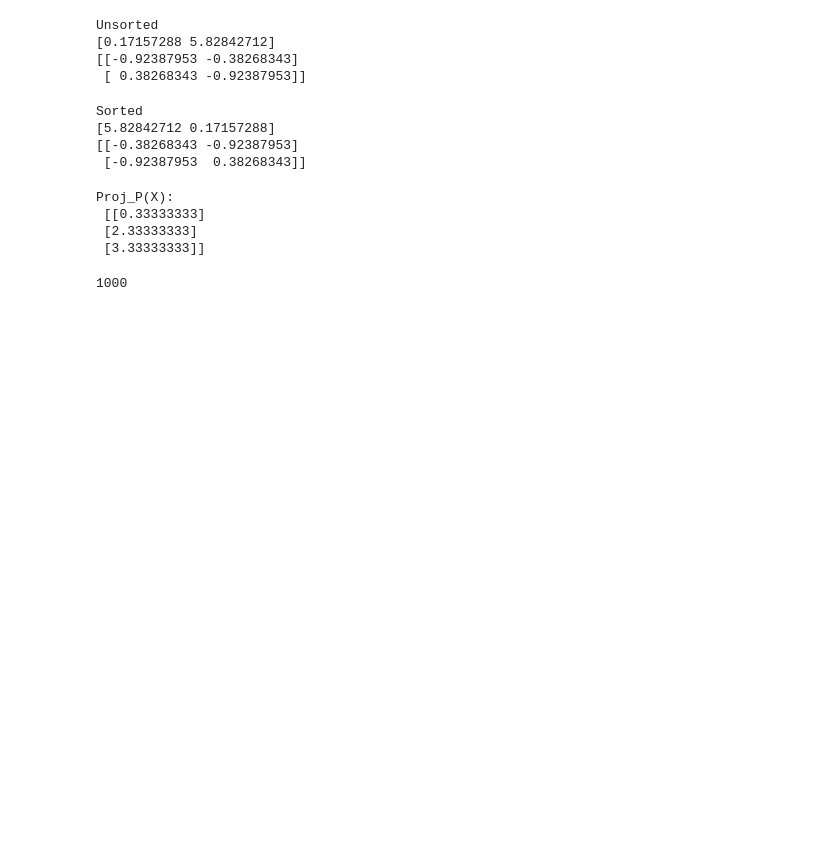
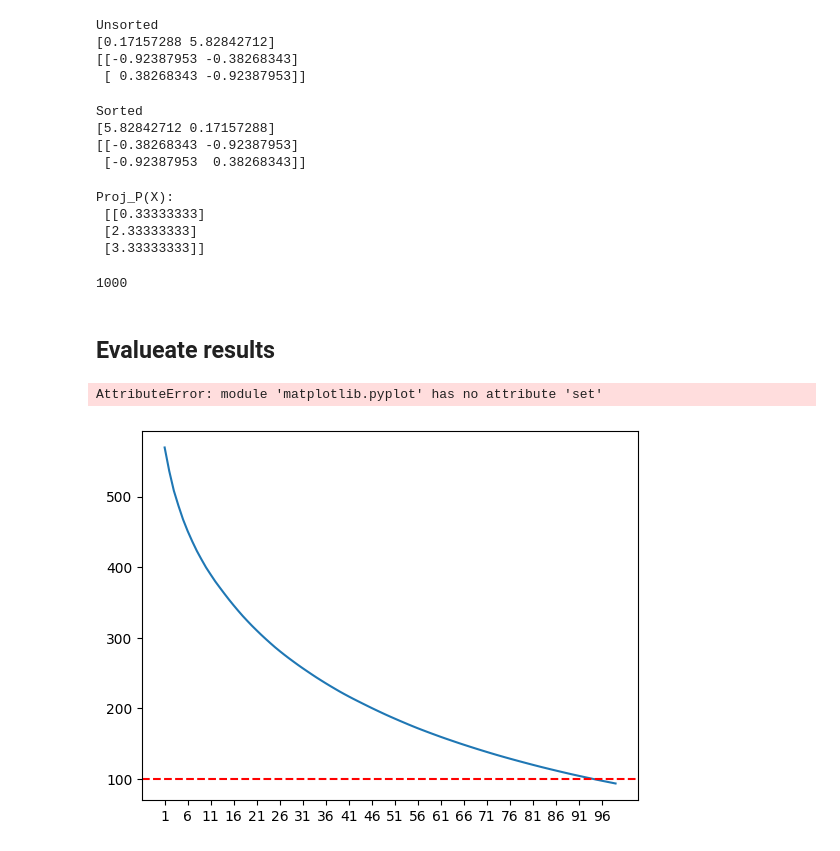
Before and after one commit to isaultirado77/dim-reduction-pca, a Jupyter notebook: pca_learning_notebook.ipynb, the cells around one changed output. Saved outputs shown, nothing was run; the diff lists cells and outputs as text; code cells hidden in the pictures; blank space fills up the shorter version.

Commit message:
pca implemented; plotting functions: OK; ready for analysis of results

```diff
--- a/pca_learning_notebook.ipynb
+++ b/pca_learning_notebook.ipynb
@@ -222,5 +222,34 @@ def PCA(X: np.ndarray, ncomponents: int):
     # Reconstruction of the original data
     reconst = projection_matrix(B) @ X.T
     return reconst.T
+# %% [markdown]
+## Evalueate results
 # %%
-from sklearn.metrics import mean_squared_error
+def mse(predict, actual):
+    """Helper function for computing the mean squared error (MSE)"""
+    return np.square(predict - actual).sum(axis=1).mean()
+# %%
+loss = []
+reconstructions = []
+
+# Iterate over different number of principal components, and compute MSE
+for num_component in range(1, 100):
+    reconst = PCA(X_b, num_component)
+    error = mse(X_b, reconst)
+    reconstructions.append(reconst)
+    loss.append((num_component, error))
+
+reconstructions = np.asarray(reconstructions)
+reconstructions = reconstructions * std + mu  # 'de-normalize' the reconstructed image
+loss = np.asarray(loss)
+# %%
+plt.plot(loss[:, 0], loss[:, 1], label='MSE')
+plt.axhline(100, linestyle='--', color='r', label='# components')
+plt.xticks(np.arange(1, 100, 5))
+plt.xlabel()
+plt.ylabel()
+plt.title()
+plt.grid()
+# %% [output]
+AttributeError: module 'matplotlib.pyplot' has no attribute 'set'
+[figure, added]
```
